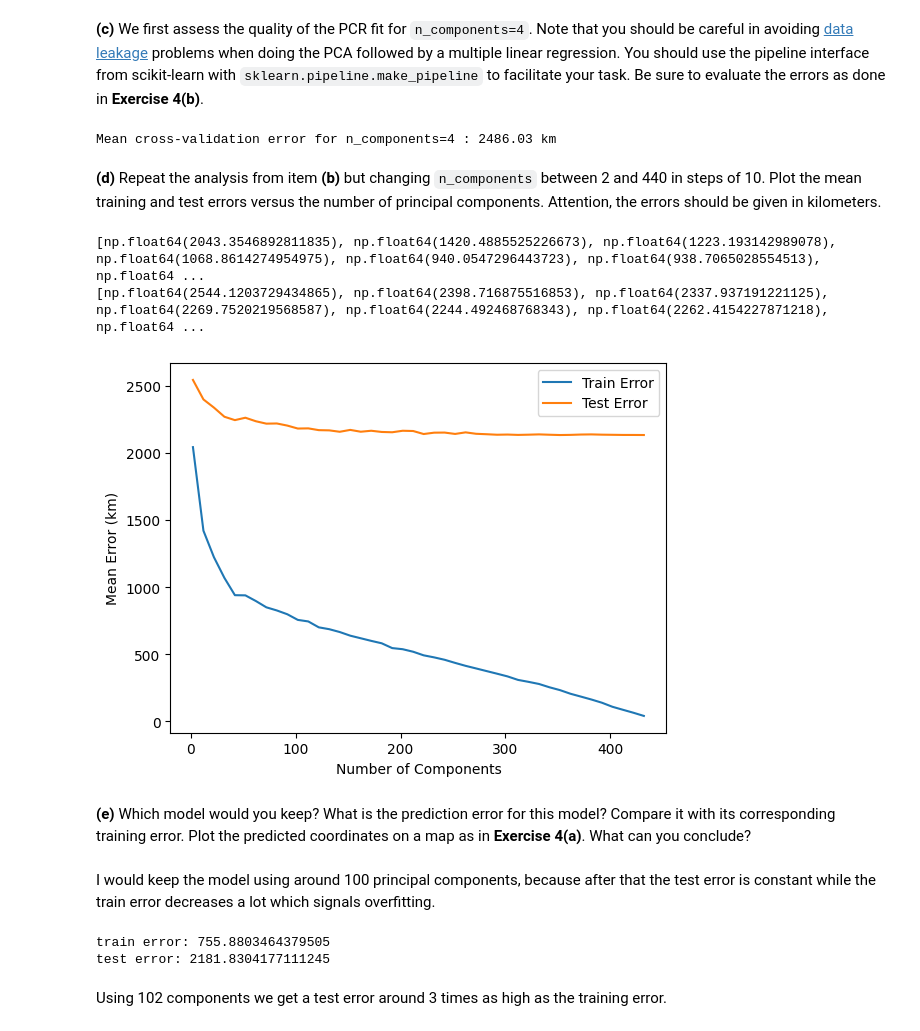
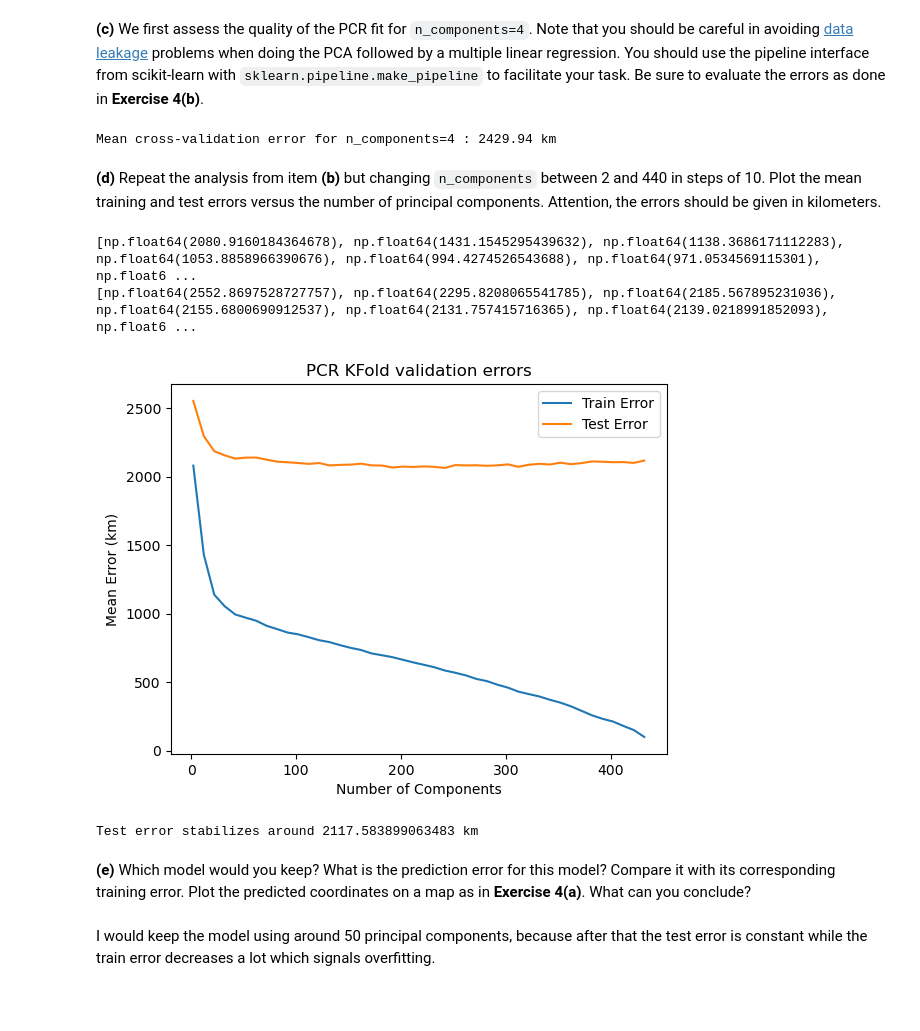
Before and after one commit to AlexGouret/ISLA, a Jupyter notebook: TP2.ipynb, the cells around one changed output. Drawn from its saved outputs; the diff is of its cells as text; code cells hidden in the pictures; blank space fills up the shorter version.

Commit message:
tp2 test

```diff
--- a/TP2.ipynb
+++ b/TP2.ipynb
@@ -327,23 +326,30 @@ plt.show()
 # %%
 from sklearn.decomposition import PCA
 from sklearn.linear_model import LinearRegression
+from sklearn.model_selection import train_test_split
 
 # 1. Apply PCA to get the first 250 components
+X_train, X_test, lat_train, lat_test, long_train, long_test, = train_test_split(X, latitude, longitude, test_size=0.2, random_state=0,shuffle=True)
+
 pca_250 = PCA(n_components=250)
-X_pca_250 = pca_250.fit_transform(X)
+X_pca_250_train = pca_250.fit_transform(X_train)
+X_pca_250_test = pca_250.fit_transform(X_test)
+
 
 # 2. Extract targets (Latitude and Longitude)
 latitude = df['lat']
 longitude = df['long']
 
+
+
 # 3. Fit Linear Regression models and predict
 lr_lat = LinearRegression()
-lr_lat.fit(X_pca_250, latitude)
-pred_lat = lr_lat.predict(X_pca_250)
+lr_lat.fit(X_pca_250_train, latitude)
+pred_lat = lr_lat.predict(X_test)
 
 lr_long = LinearRegression()
-lr_long.fit(X_pca_250, longitude)
-pred_long = lr_long.predict(X_pca_250)
+lr_long.fit(X_pca_250_train, longitude)
+pred_long = lr_long.predict(X_test)
 
 # 4. Plot the predicted spatial coordinates
 fig, ax = plt.subplots(figsize=(8.0, 6.5))
@@ -433,7 +439,6 @@ gkf = GroupKFold(n_splits=10)
 
 # 3. Create the pipeline
 pcr_pipeline = make_pipeline(
-    StandardScaler(),
     PCA(n_components=4),
     LinearRegression()
 )
@@ -468,7 +473,7 @@ for train_idx, test_idx in gkf.split(X, Y, groups=groups):
 final_cv_error = np.mean(fold_errors)
 print(f"Mean cross-validation error for n_components=4 : {final_cv_error:.2f} km")
 # %% [output]
-Mean cross-validation error for n_components=4 : 2486.03 km
+Mean cross-validation error for n_components=4 : 2429.94 km
 # %% [markdown]
 **(d)** Repeat the analysis from item **(b)** but changing `n_components` between 2 and 440 in steps of 10. Plot the mean training and test errors versus the number of principal components. Attention, the errors should be given in kilometers.
 # %%
@@ -497,7 +502,6 @@ mean_test_errors = []
 
 for n_components in n_components_list:
     pcr_pipeline = make_pipeline(
-        StandardScaler(),
         PCA(n_components=n_components),
         LinearRegression()
     )
@@ -533,26 +537,25 @@ for n_components in n_components_list:
 print(mean_train_errors)
 print(mean_test_errors)
 # %% [output]
-[np.float64(2043.3546892811835), np.float64(1420.4885525226673), np.float64(1223.193142989078), np.float64(1068.8614274954975), np.float64(940.0547296443723), np.float64(938.7065028554513), np.float64 ...
-[np.float64(2544.1203729434865), np.float64(2398.716875516853), np.float64(2337.937191221125), np.float64(2269.7520219568587), np.float64(2244.492468768343), np.float64(2262.4154227871218), np.float64 ...
+[np.float64(2080.9160184364678), np.float64(1431.1545295439632), np.float64(1138.3686171112283), np.float64(1053.8858966390676), np.float64(994.4274526543688), np.float64(971.0534569115301), np.float6 ...
+[np.float64(2552.8697528727757), np.float64(2295.8208065541785), np.float64(2185.567895231036), np.float64(2155.6800690912537), np.float64(2131.757415716365), np.float64(2139.0218991852093), np.float6 ...
 # %%
+plt.title("PCR KFold validation errors")
 plt.plot(n_components_list,mean_train_errors, label='Train Error')
 plt.plot(n_components_list,mean_test_errors, label='Test Error')
 plt.xlabel('Number of Components')
 plt.ylabel('Mean Error (km)')
 plt.legend()
 plt.show()
+
+print(f"Test error stabilizes around {mean_test_errors[-1]} km")
 # %% [output]
-[figure, old version]
+[figure, new version]
+Test error stabilizes around 2117.583899063483 km
 # %% [markdown]
 **(e)** Which model would you keep? What is the prediction error for this model? Compare it with its corresponding training error. Plot the predicted coordinates on a map as in **Exercise 4(a)**. What can you conclude?
 # %% [markdown]
-I would keep the model using around 100 principal components, because after that the test error is constant while the train error decreases a lot which signals overfitting.
+I would keep the model using around 50 principal components, because after that the test error is constant while the train error decreases a lot which signals overfitting.
 # %%
 print('train error:',mean_train_errors[10])
 print('test error:',mean_test_errors[10])
-# %% [output]
-train error: 755.8803464379505
-test error: 2181.8304177111245
-# %% [markdown]
-Using 102 components we get a test error around 3 times as high as the training error.
```
Also changed, not shown: parts of 13 cells of this notebook.
